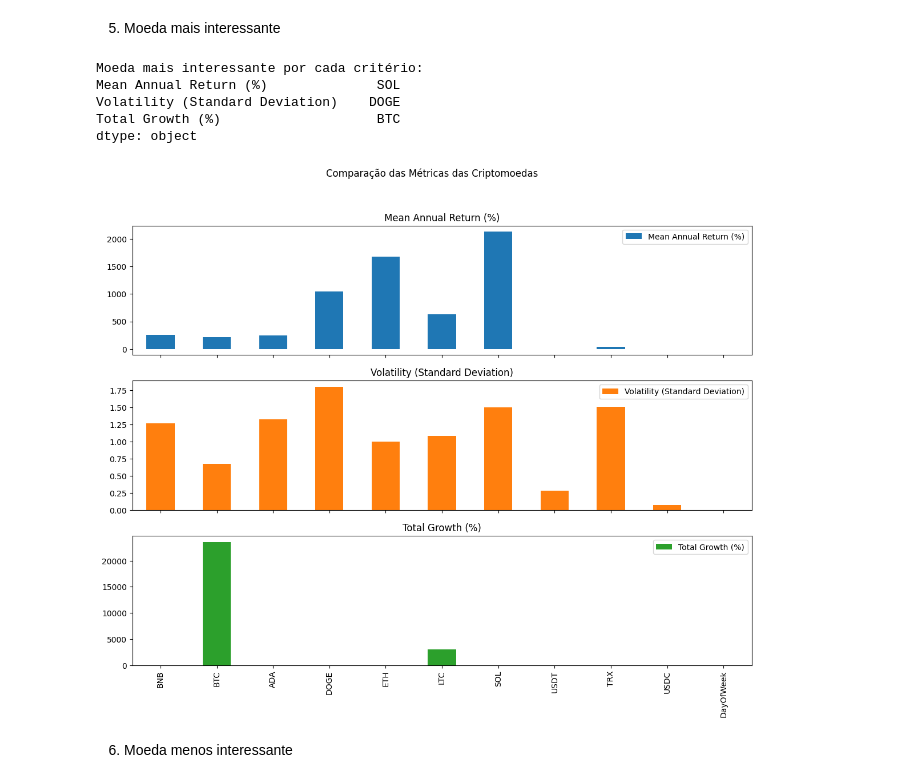
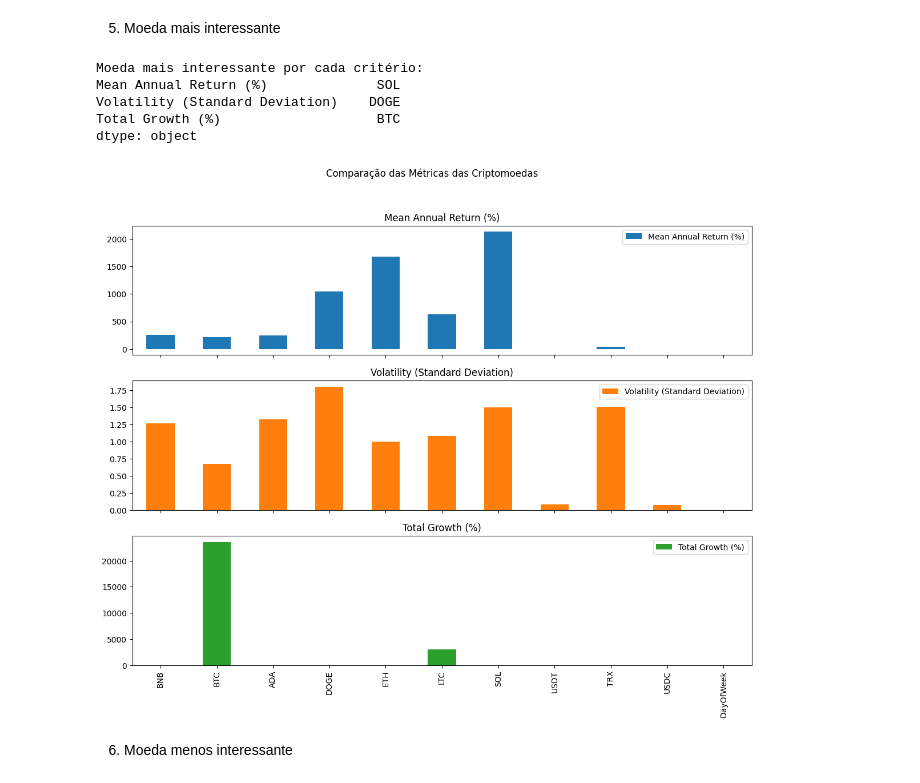
Before and after one commit to carolrc/criptomoedas, a Jupyter notebook: trabalho_em_grupo.ipynb, the cells around one changed output. Saved outputs shown, nothing was run; the diff lists cells and outputs as text; code cells hidden in the pictures.

Commit message:
Add files via upload
Substituição do Y por YE e fill_method=None para evitar erros em versões futuras.

```diff
--- a/trabalho_em_grupo.ipynb
+++ b/trabalho_em_grupo.ipynb
@@ -163,34 +163,34 @@ plt.show()
 # %%
 crypto_df = crypto_df.apply(pd.to_numeric, errors='coerce')
 
-annual_returns = crypto_df.resample('Y').ffill().pct_change() * 100
+annual_returns = crypto_df.resample('YE').ffill().pct_change(fill_method=None) * 100
 
 mean_annual_returns = annual_returns.mean()
 
-volatility = crypto_df.pct_change().std() * np.sqrt(252)
+volatility = crypto_df.pct_change(fill_method=None).std() * np.sqrt(252)
 
 total_growth = (crypto_df.iloc[-1] / crypto_df.iloc[0] - 1) * 100
 
 metrics = pd.DataFrame({
     'Mean Annual Return (%)': mean_annual_returns,
     'Volatility (Standard Deviation)': volatility,
     'Total Growth (%)': total_growth
 })
 
 least_interesting = metrics.idxmax()
 print("\nMoeda mais interessante por cada critério:")
 print(least_interesting)
 
 metrics.plot(kind='bar', subplots=True, layout=(3, 1), figsize=(14, 10), legend=True)
 plt.suptitle('Comparação das Métricas das Criptomoedas')
 plt.show()
 # %% [output]
 Moeda mais interessante por cada critério:
 Mean Annual Return (%)              SOL
 Volatility (Standard Deviation)    DOGE
 Total Growth (%)                    BTC
 dtype: object
-[figure, old version]
+[figure, new version]
 # %% [markdown]
 6. Moeda menos interessante
 # %%
```
Also changed, not shown: parts of 1 cell of this notebook.
